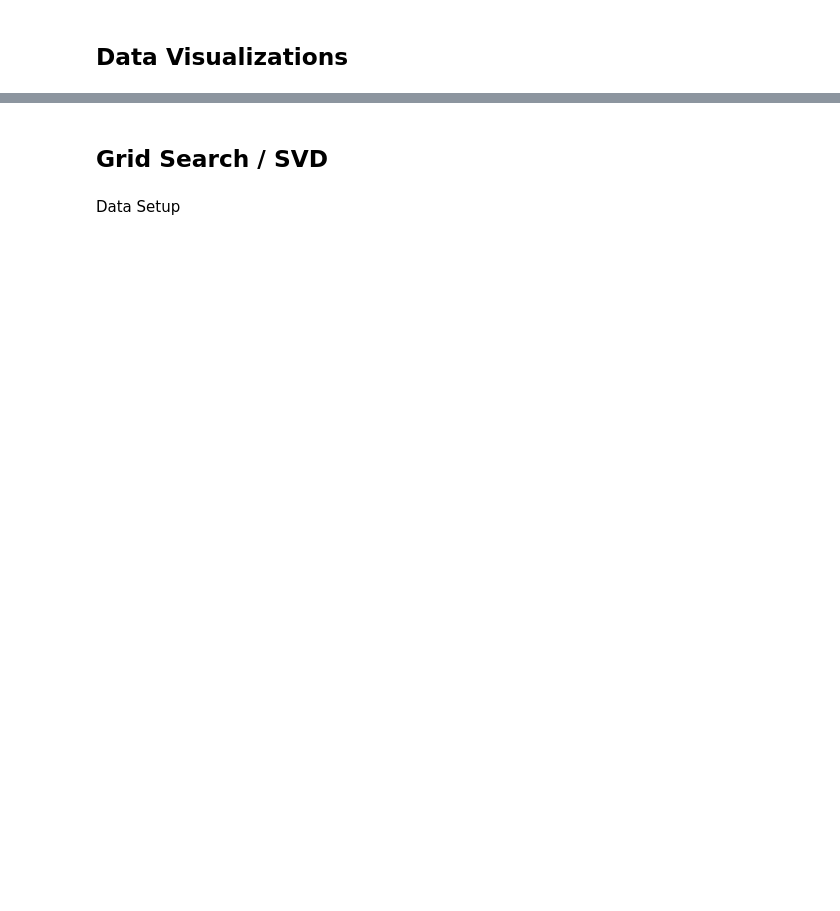
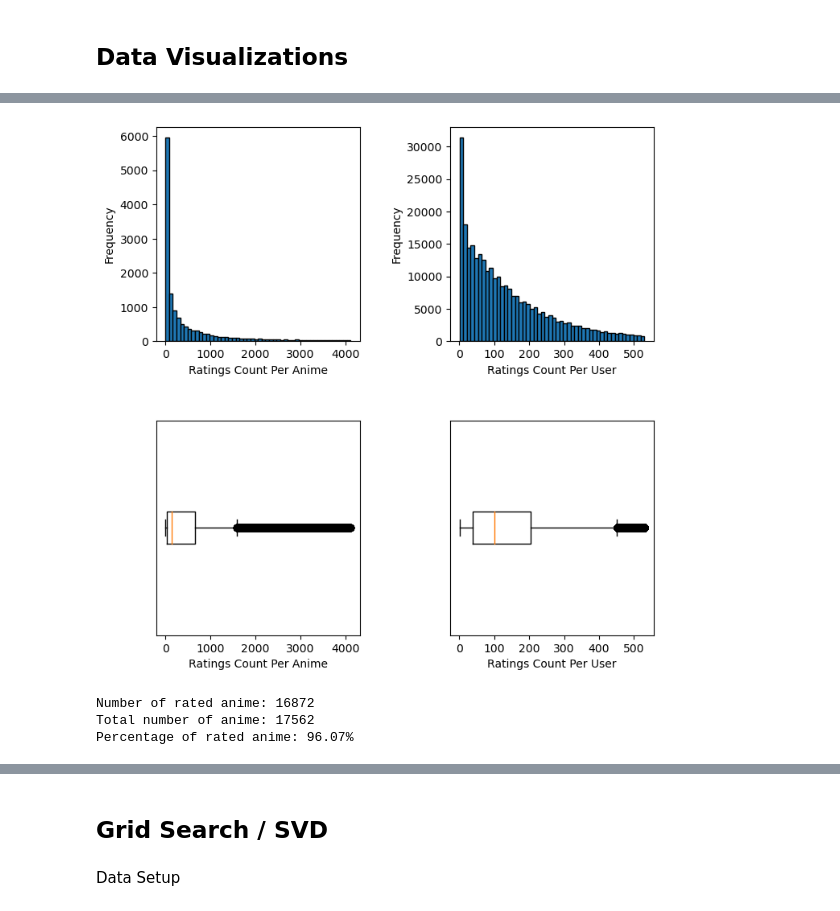
Before and after one commit to JayGus20/171Group10Project, a Jupyter notebook: ProjectCode.ipynb, the cells around one changed output, grey strips where cells are left out. Saved outputs shown, nothing was run; the diff lists cells and outputs as text; code cells hidden in the pictures; blank space fills up the shorter version.

```diff
--- a/ProjectCode.ipynb
+++ b/ProjectCode.ipynb
@@ -117,0 +122,41 @@ sns.countplot(x='Rating', data=anime_ratings, color='red')
+# %%
+# returns bounds to be considered outlier based on IQR method
+def iqr_bounds(value_counts):
+    quartiles = np.percentile(value_counts, [25, 50, 75])
+    iqr = quartiles[2] - quartiles[0]
+    lower = quartiles[0] - 1.5 * iqr
+    upper = quartiles[2] + 1.5 * iqr
+    return lower, upper
+
+# plots both a histogram and boxplot for user ratings per anime and user in a 4x4 grid
+def plot_distributions(df):
+    fig, axs = plt.subplots(2, 2, figsize=(8, 8))
+    fig.tight_layout(pad=5)
+
+    x_labels = ["Ratings Count Per Anime", "Ratings Count Per User"]
+
+    for idx, column in enumerate(['anime_id', 'user_id']):
+        value_counts = df[column].value_counts()
+        lower, upper = iqr_bounds(value_counts)
+        value_counts = value_counts[(value_counts >= lower) & (value_counts <= upper)]
+
+        axs[0, idx].hist(value_counts, bins=50, edgecolor = "black")
+        axs[0, idx].set_xlabel(x_labels[idx])
+        axs[0, idx].set_ylabel("Frequency")
+
+        axs[1, idx].boxplot(value_counts, vert=False)
+        axs[1, idx].set_xlabel(x_labels[idx])
+        axs[1, idx].set_yticks([])
+# %%
+plot_distributions(ratings_df)
+# %% [output]
+[figure, added]
+# %%
+ratings_count = ratings_df['anime_id'].value_counts()
+print(f'Number of rated anime: {len(ratings_count)}')
+print(f'Total number of anime: {len(anime_df)}')
+print(f'Percentage of rated anime: {(len(ratings_count) / len(anime_df) * 100):.2f}%')
+# %% [output]
+Number of rated anime: 16872
+Total number of anime: 17562
+Percentage of rated anime: 96.07%
```
Also changed, not shown: parts of 46 cells of this notebook.
